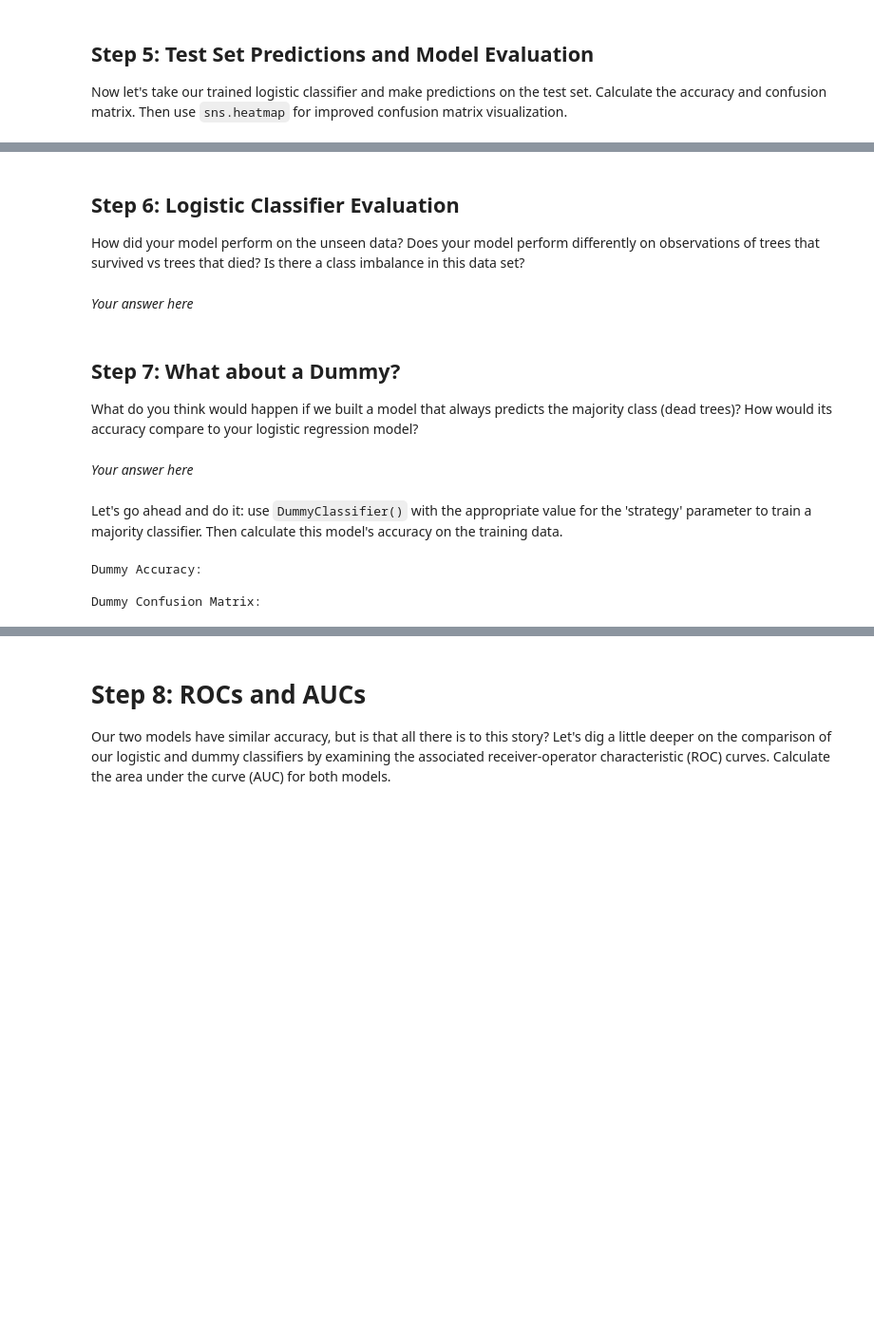
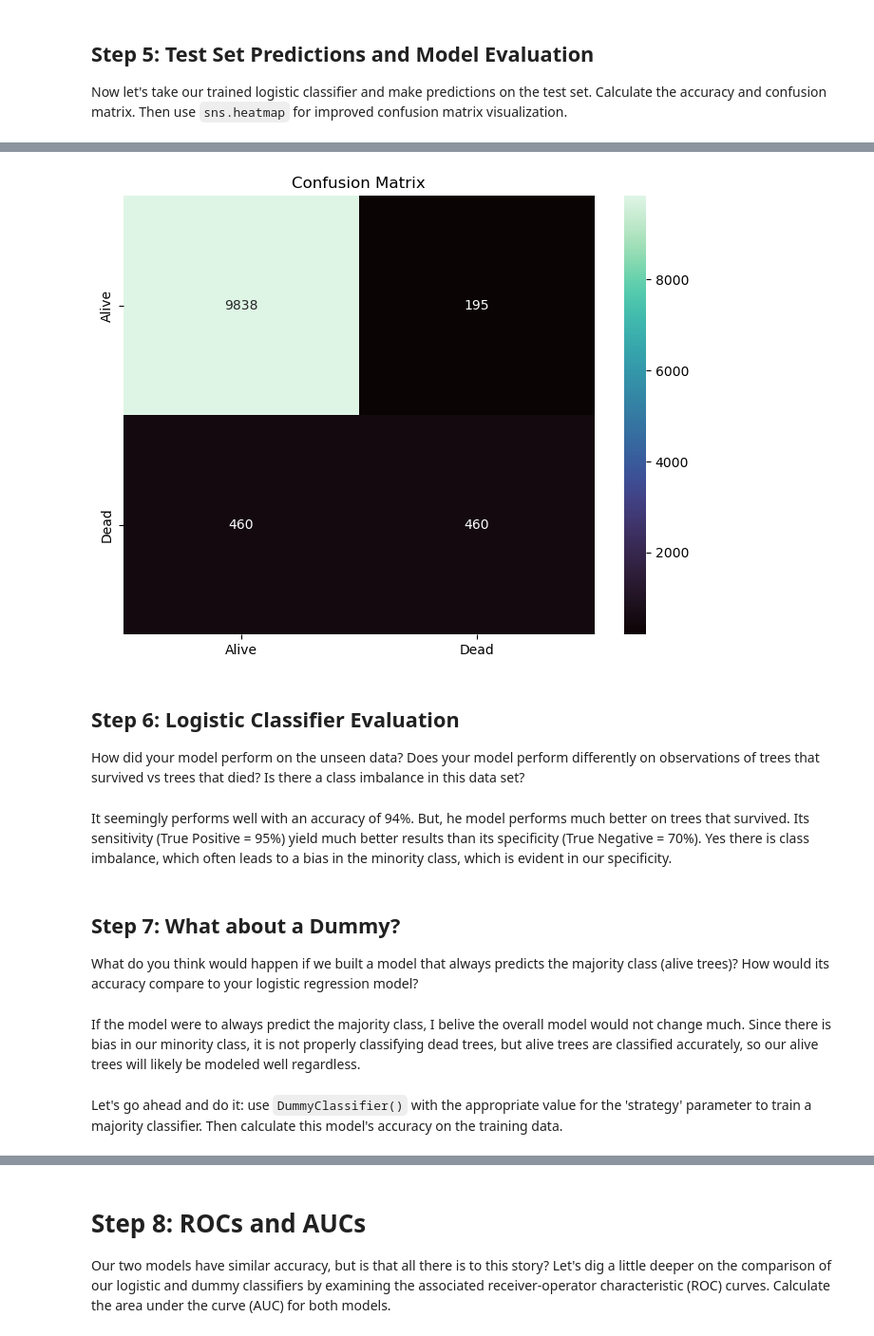
Before and after one commit to imsibaja/eds232-labs, a Jupyter notebook: Week3/lab3-wildfire.ipynb, the cells around one changed output, grey strips where cells are left out. Shown at 95% size. Saved outputs shown, nothing was run; the diff lists cells and outputs as text; code cells hidden in the pictures; blank space fills up the shorter version.

```diff
--- a/Week3/lab3-wildfire.ipynb
+++ b/Week3/lab3-wildfire.ipynb
@@ -134,6 +138,9 @@ Testing set observations: 10953
 ## Step 4: Train a Logistical Model
 Create a classifier using `LogisticRegression()` and fit it on the training data.  Then assess the model's accuracy on the training set by making predictions on the training data.  Calculate and **print** the accuracy of your model on the training set.
 # %%
-...
-print(f"Training Accuracy: ")
+# Train logistic regression
+log_model = LogisticRegression()
+log_model.fit(X_train_scaled, y_train)
+
+print(f"Training Accuracy: ", accuracy_score(y_train, log_model.predict(X_train_scaled)))
 # %% [output]
@@ -142,12 +149,29 @@ Training Accuracy:
 ## Step 5: Test Set Predictions and Model Evaluation
 Now let's take our trained logistic classifier and make predictions on the test set. Calculate the accuracy and confusion matrix. Then use `sns.heatmap` for improved confusion matrix visualization.
 # %%
-...
+# Print evaluation metrics
+y_test_pred_log = log_model.predict(X_test_scaled)
 
 # Print evaluation metrics
-print(f"Accuracy: ")
+print(f"Accuracy: {accuracy_score(y_test, y_test_pred_log)}")
 
 
-#Plot confusion matrix
-...
+print(classification_report(y_test, y_test_pred_log, target_names=["Dead", "Alive"]))
+
+# Print classification report
+confusion_matrix_log = confusion_matrix(y_test, y_test_pred_log)
+TN = confusion_matrix_log[1,1]
+TP = confusion_matrix_log[0,0]
+FP = confusion_matrix_log[0,1]
+FN = confusion_matrix_log[1,0]
+
+sensitivity = TP / (TP + FN)
+specificity = TN / (TN + FP)
+
+print(f"Sensitivity: {sensitivity}")
+print(f"Specificity: {specificity}")
+print(f"True Positives (True Alive): {TP}")
+print(f"False Positives (False Alive): {FP}")
+print(f"True Negatives (True Deaths): {TN}")
+print(f"False Negatives (False Deaths): {FN}")
 # %% [output]
@@ -156,24 +194,24 @@ Ellipsis
+# %%
+#Plot confusion matrix
+plt.figure(figsize=(8, 6))
+sns.heatmap(confusion_matrix_log, annot=True, fmt="d", cmap='mako',
+            xticklabels=['Alive', 'Dead'], yticklabels=['Alive', 'Dead'])
+plt.title("Confusion Matrix")
+plt.grid(False)
+plt.show()
+# %% [output]
+[figure, added]
 # %% [markdown]
 ## Step 6: Logistic Classifier Evaluation
 How did your model perform on the unseen data?
 Does your model perform differently on observations of trees that survived vs trees that died?
 Is there a class imbalance in this data set?
 # %% [markdown]
-*Your answer here*
+It seemingly performs well with an accuracy of 94%. But, he model performs much better on trees that survived. Its sensitivity (True Positive = 95%) yield much better results than its specificity (True Negative = 70%). Yes there is class imbalance, which often leads to a bias in the minority class, which is evident in our specificity.
 # %% [markdown]
 ## Step 7: What about a Dummy?
-What do you think would happen if we built a model that always predicts the majority class (dead trees)? How would its accuracy compare to your logistic regression model?
+What do you think would happen if we built a model that always predicts the majority class (alive trees)? How would its accuracy compare to your logistic regression model?
 # %% [markdown]
-*Your answer here*
+If the model were to always predict the majority class, I belive the overall model would not change much. Since there is bias in our minority class, it is not properly classifying dead trees, but alive trees are classified accurately, so our alive trees will likely be modeled well regardless.
 # %% [markdown]
 Let's go ahead and do it: use `DummyClassifier()` with the appropriate value for the 'strategy' parameter to train a majority classifier.  Then calculate this model's accuracy on the training data.
-# %%
-...
-
-# Print accuracy and confusion matrix results
-print(f"Dummy Accuracy: ")
-print("\nDummy Confusion Matrix:")
-# %% [output]
-Dummy Accuracy:
-
-Dummy Confusion Matrix:
```
Also changed, not shown: parts of 19 cells of this notebook, 2 other files.
